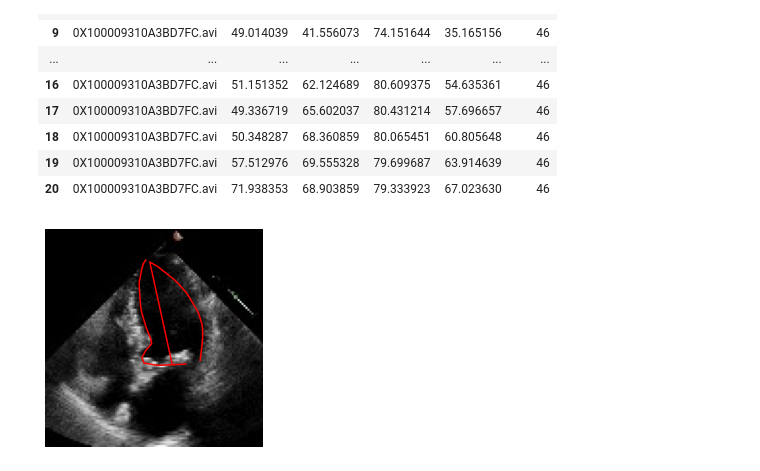
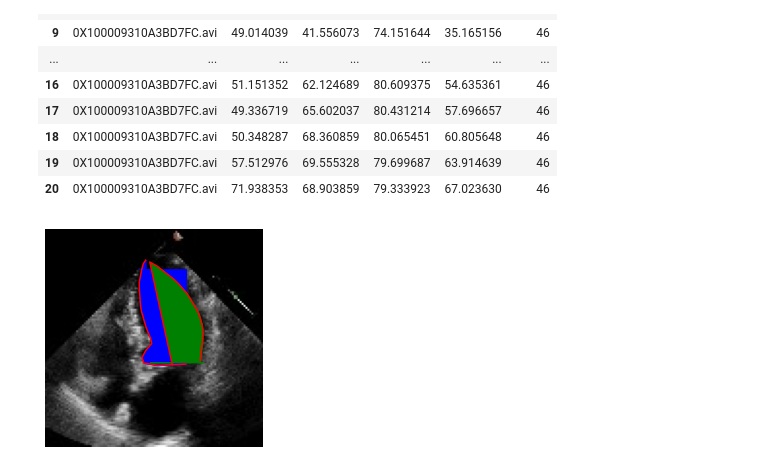
Before and after one commit to oli-mac/visualise, a Jupyter notebook: plot.ipynb, the cells around one changed output. Drawn from its saved outputs; the diff is of its cells as text; code cells hidden in the pictures.

```diff
--- a/plot.ipynb
+++ b/plot.ipynb
@@ -40,20 +44,28 @@ y2 = data['Y2']
 # %%
 # display image in matplotlib window
 fig = plt.figure()
 # fig2 = plt.figure()
 
 ax = fig.subplots()
 # ax2 = fig2.subplots()
 
 ax.imshow(pic)
 # ax2.imshow(pic2)
 
 ax.axis('off')
 # ax2.axis('off')
 
 plt.plot(x1, y1, 'r-', x2, y2,'r-')
 # plt.line(x2,y2,color='r',marker='x')
+
+
+ax.fill_between(x1, y1,20,color='blue', alpha=1)
+ax.fill_between(x2, y2, 68,color='green', alpha=1)
+
+# ax.fill_between(x1, y1, 20,where=y1>=0,color='green', alpha=1)
+# ax.fill_between(x2, y2, 68,color='green', alpha=1)
+
 plt.savefig(r"C:\Users\user\Documents\presentation day\model\dynamic\a4c-video-dir\visualise\visual.jpg",bbox_inches='tight')
 plt.show()
 # %% [output]
-[figure, old version]
+[figure, new version]
```
Also changed, not shown: parts of 1 cell of this notebook, 1 other file.
